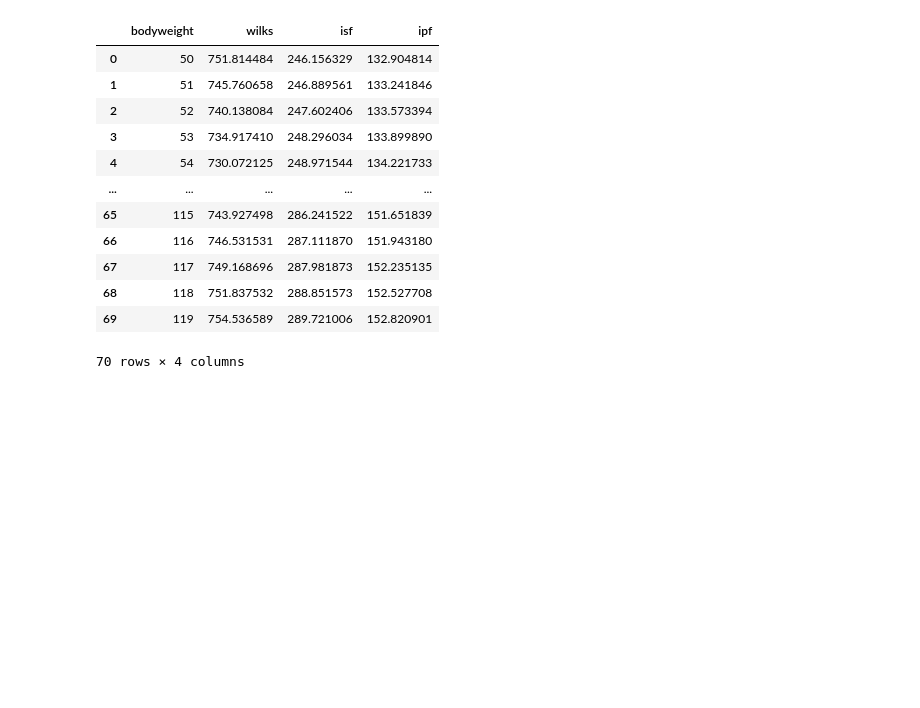
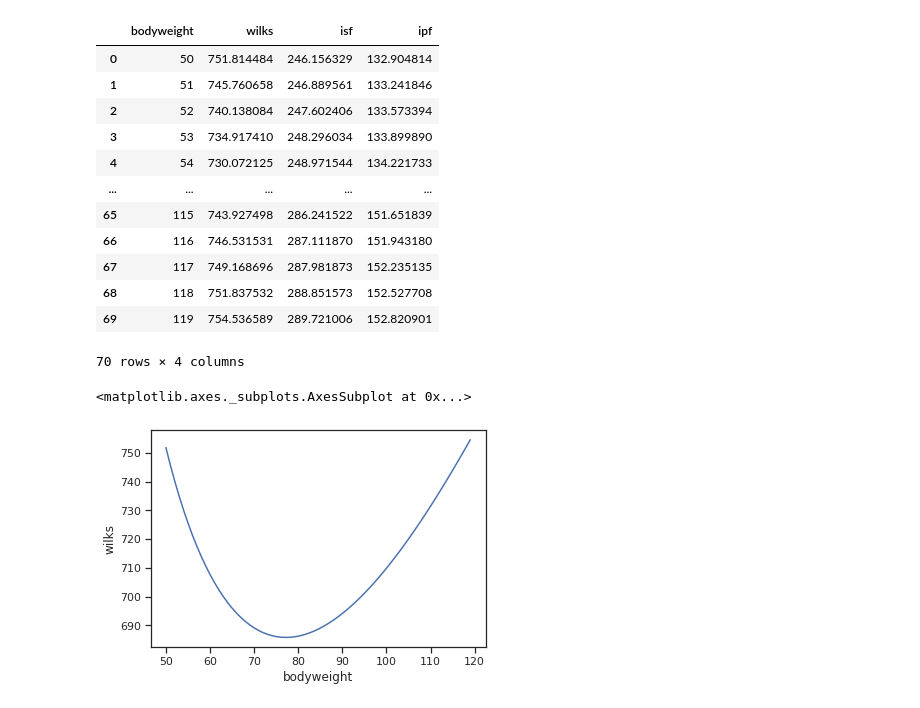
Before and after one commit to PrzemyslawSarnacki/streetlifting-analysis, a Jupyter notebook: coefficients.ipynb, the cells around one changed output. Saved outputs shown, nothing was run; the diff lists cells and outputs as text; code cells hidden in the pictures; blank space fills up the shorter version.

Commit message:
plots added

```diff
--- a/coefficients.ipynb
+++ b/coefficients.ipynb
@@ -69,3 +69,14 @@ df = pd.DataFrame(rows, columns=["bodyweight", "wilks", "isf", "ipf"])
 | 68 | 118 | 751.837532 | 288.851573 | 152.527708 |
 | 69 | 119 | 754.536589 | 289.721006 | 152.820901 |
 70 rows × 4 columns
+# %%
+import seaborn as sns
+sns.set("notebook", style='ticks', font_scale=1.0)
+
+sns.lineplot(
+    data=df,
+    x="bodyweight", y="wilks", markers=True, dashes=False
+)
+# %% [output]
+<matplotlib.axes._subplots.AxesSubplot at 0x...>
+[figure, added]
```
Also changed, not shown: parts of 4 cells of this notebook.
